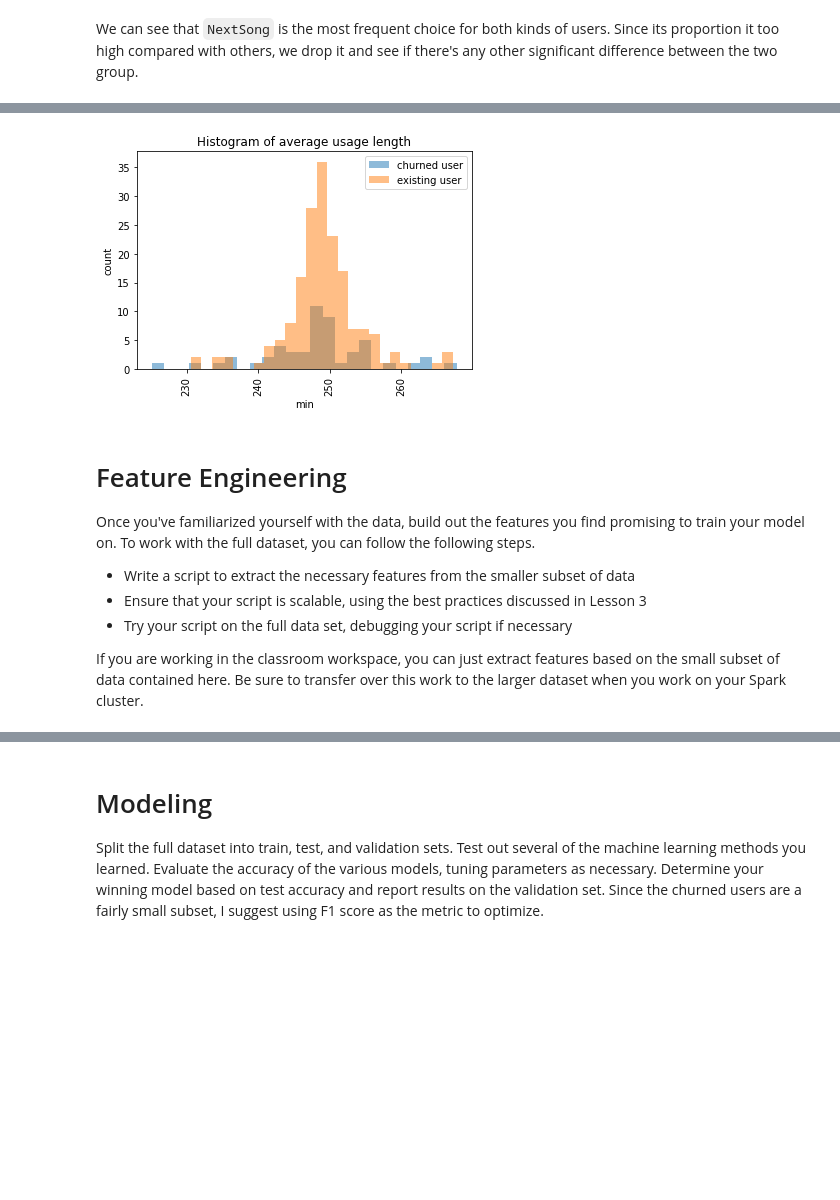
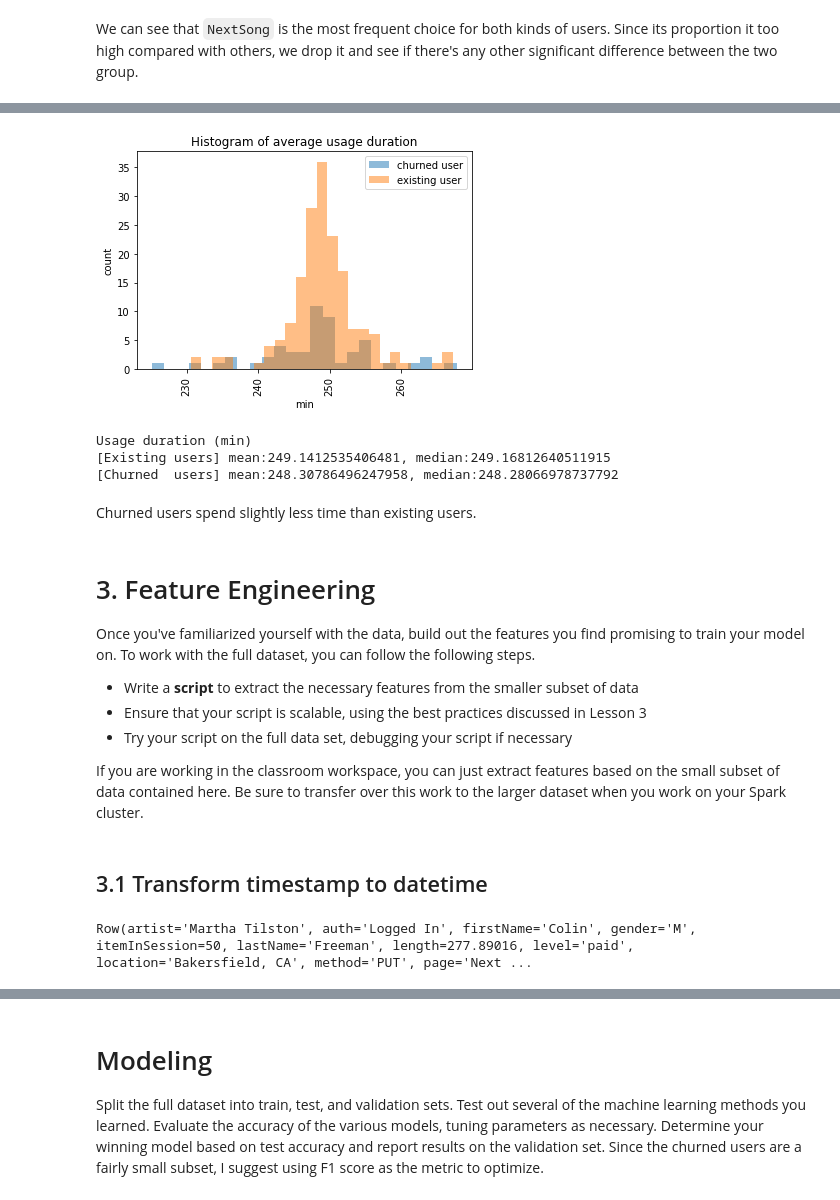
Before and after one commit to petitepepper/Sparkifty_User-Churn-Alert, a Jupyter notebook: Sparkify.ipynb, the cells around one changed output, grey strips where cells are left out. Drawn from its saved outputs; the diff is of its cells as text; code cells hidden in the pictures; blank space fills up the shorter version.

Commit message:
[UPDATE] feature extraction

```diff
--- a/Sparkify.ipynb
+++ b/Sparkify.ipynb
@@ -68,0 +105,3 @@ df.select("userId").distinct().count()
+# %%
+df = df.filter(col("userId")!="")
+df.select([count(when(isnull(c), c)).alias(c) for c in df.columns]).show()
@@ -202,19 +259,41 @@ len_churned  = df.select('userId','length').where(col("Churn")==1).groupby('user
 # %%
 plt.hist(len_churned['avg(length)'],bins=25,label="churned user",alpha=0.5)
 plt.hist(len_existing['avg(length)'],bins=25,label="existing user",alpha=0.5)
 plt.xticks(rotation=90)
 plt.xlabel("min")
 plt.ylabel("count")
-plt.title("Histogram of average usage length")
+plt.title("Histogram of average usage duration")
 plt.legend()
 plt.show()
 # %% [output]
-[figure, old version]
+[figure, new version]
+# %%
+cu_len_mean,cu_len_mid = np.mean(len_churned['avg(length)']), np.median(len_churned['avg(length)'])
+eu_len_mean,eu_len_mid = np.mean(len_existing['avg(length)']), np.median(len_existing['avg(length)'])
+
+print("Usage duration (min)")
+print(f"[Existing users] mean:{eu_len_mean}, median:{eu_len_mid} ")
+print(f"[Churned  users] mean:{cu_len_mean}, median:{cu_len_mid} ")
+# %% [output]
+Usage duration (min)
+[Existing users] mean:249.1412535406481, median:249.16812640511915
+[Churned  users] mean:248.30786496247958, median:248.28066978737792
+# %% [markdown]
+Churned users spend slightly less time than existing users.
 # %% [markdown]
-# Feature Engineering
+# 3. Feature Engineering
 Once you've familiarized yourself with the data, build out the features you find promising to train your model on. To work with the full dataset, you can follow the following steps.
-- Write a script to extract the necessary features from the smaller subset of data
+- Write a **script** to extract the necessary features from the smaller subset of data
 - Ensure that your script is scalable, using the best practices discussed in Lesson 3
 - Try your script on the full data set, debugging your script if necessary
 
 If you are working in the classroom workspace, you can just extract features based on the small subset of data contained here. Be sure to transfer over this work to the larger dataset when you work on your Spark cluster.
+# %% [markdown]
+## 3.1 Transform timestamp to datetime
+# %%
+ts_to_date = udf(lambda x: datetime.fromtimestamp(x/1000.0), DateType())
+df = df.withColumn('registration_date',ts_to_date(col("registration")))
+df = df.withColumn('event_date',ts_to_date(col("ts")))
+df.head()
+# %% [output]
+Row(artist='Martha Tilston', auth='Logged In', firstName='Colin', gender='M', itemInSession=50, lastName='Freeman', length=277.89016, level='paid', location='Bakersfield, CA', method='PUT', page='Next ...
```
Also changed, not shown: parts of 52 cells of this notebook.
